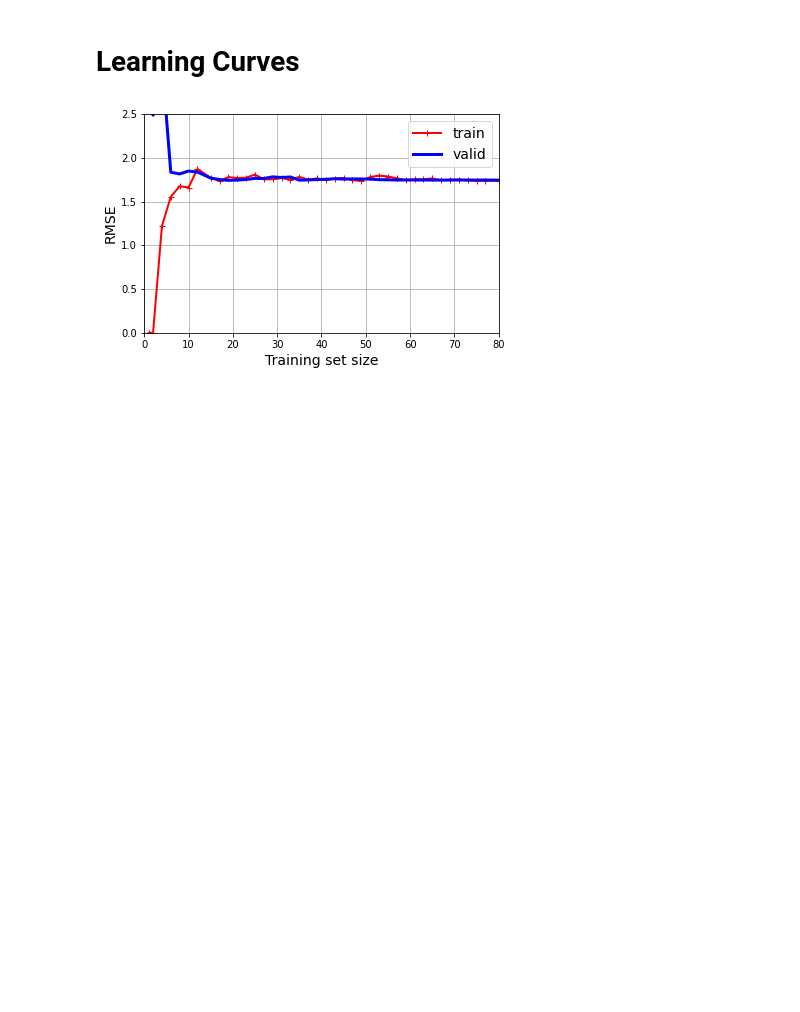
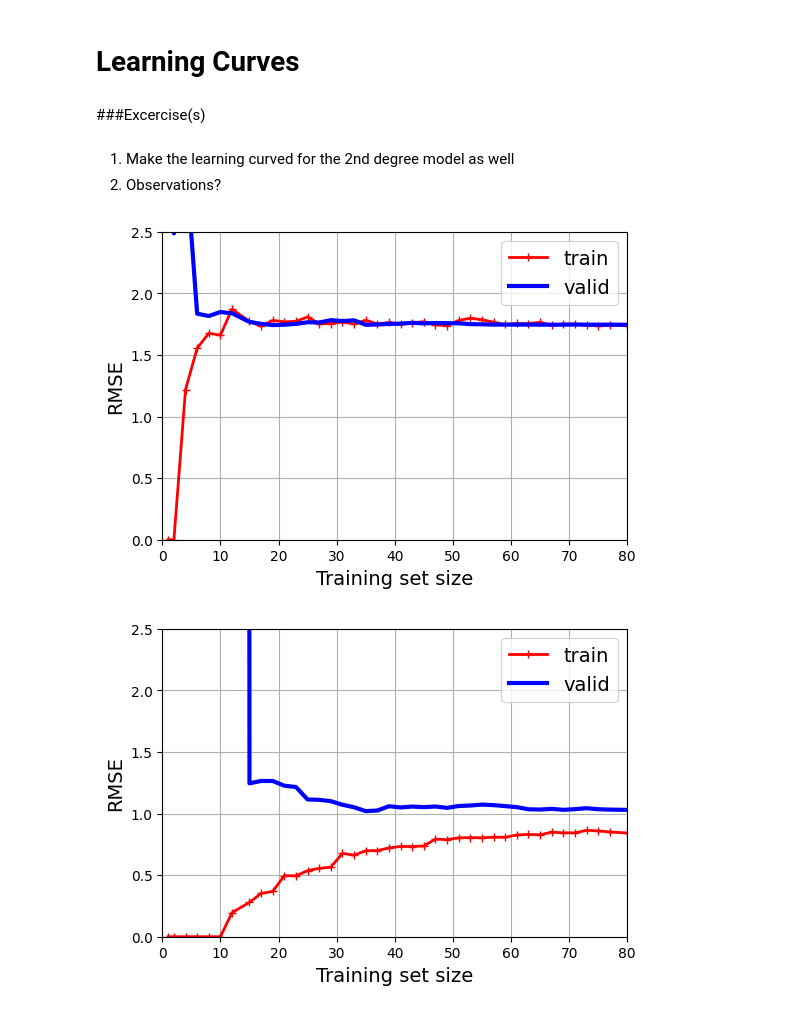
Before and after one commit to jpandersen61/Machine-Learning, a Jupyter notebook: Over_fitting_and_Under_fitting_Solution.ipynb, the cells around one changed output. Saved outputs shown, nothing was run; the diff lists cells and outputs as text; code cells hidden in the pictures; blank space fills up the shorter version.

```diff
--- a/Over_fitting_and_Under_fitting_Solution.ipynb
+++ b/Over_fitting_and_Under_fitting_Solution.ipynb
@@ -162,5 +169,11 @@ plt.show()
 # %% [markdown]
 # Learning Curves
+# %% [markdown]
+###Excercise(s)
+# %% [markdown]
+
+1.   Make the learning curved for the 2nd degree model as well
+2.   Observations?
 # %%
 from sklearn.model_selection import learning_curve
 
@@ -174,17 +187,16 @@ plt.figure(figsize=(6, 4))  # extra code – not needed, just formatting
 plt.plot(train_sizes, train_errors, "r-+", linewidth=2, label="train")
 plt.plot(train_sizes, valid_errors, "b-", linewidth=3, label="valid")
 
-# extra code – beautifies and saves Figure 4–15
+# extra code – beautifies
 plt.xlabel("Training set size")
 plt.ylabel("RMSE")
 plt.grid()
 plt.legend(loc="upper right")
 plt.axis([0, 80, 0, 2.5])
-save_fig("underfitting_learning_curves_plot")
 
 plt.show()
 # %% [output]
-[figure, old version]
+[figure, new version]
 # %%
 from sklearn.pipeline import make_pipeline
 
@@ -195,3 +207,18 @@ polynomial_regression = make_pipeline(
 train_sizes, train_scores, valid_scores = learning_curve(
     polynomial_regression, X, y, train_sizes=np.linspace(0.01, 1.0, 40), cv=5,
     scoring="neg_root_mean_squared_error")
+# %%
+train_errors = -train_scores.mean(axis=1)
+valid_errors = -valid_scores.mean(axis=1)
+
+plt.figure(figsize=(6, 4))
+plt.plot(train_sizes, train_errors, "r-+", linewidth=2, label="train")
+plt.plot(train_sizes, valid_errors, "b-", linewidth=3, label="valid")
+plt.legend(loc="upper right")
+plt.xlabel("Training set size")
+plt.ylabel("RMSE")
+plt.grid()
+plt.axis([0, 80, 0, 2.5])
+plt.show()
+# %% [output]
+[figure, added]
```
Also changed, not shown: parts of 26 cells of this notebook.
